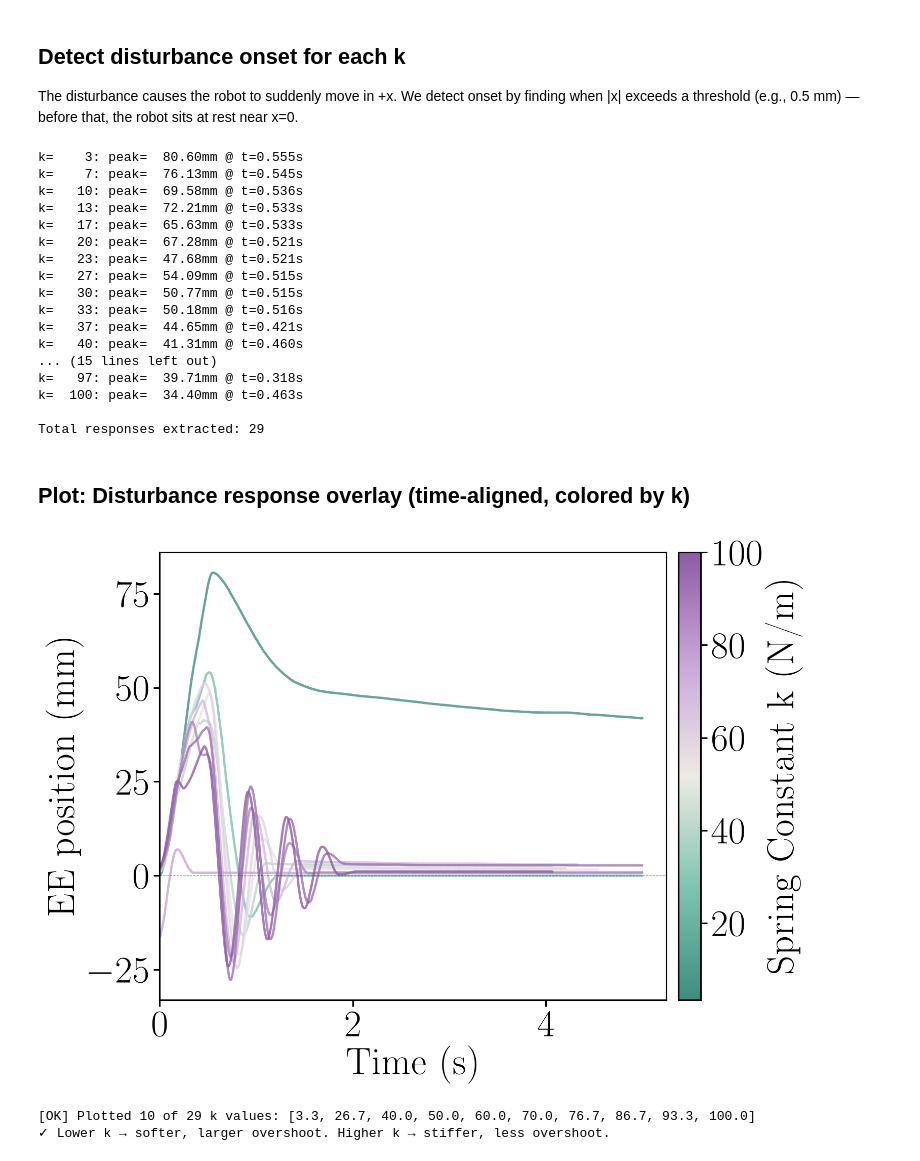
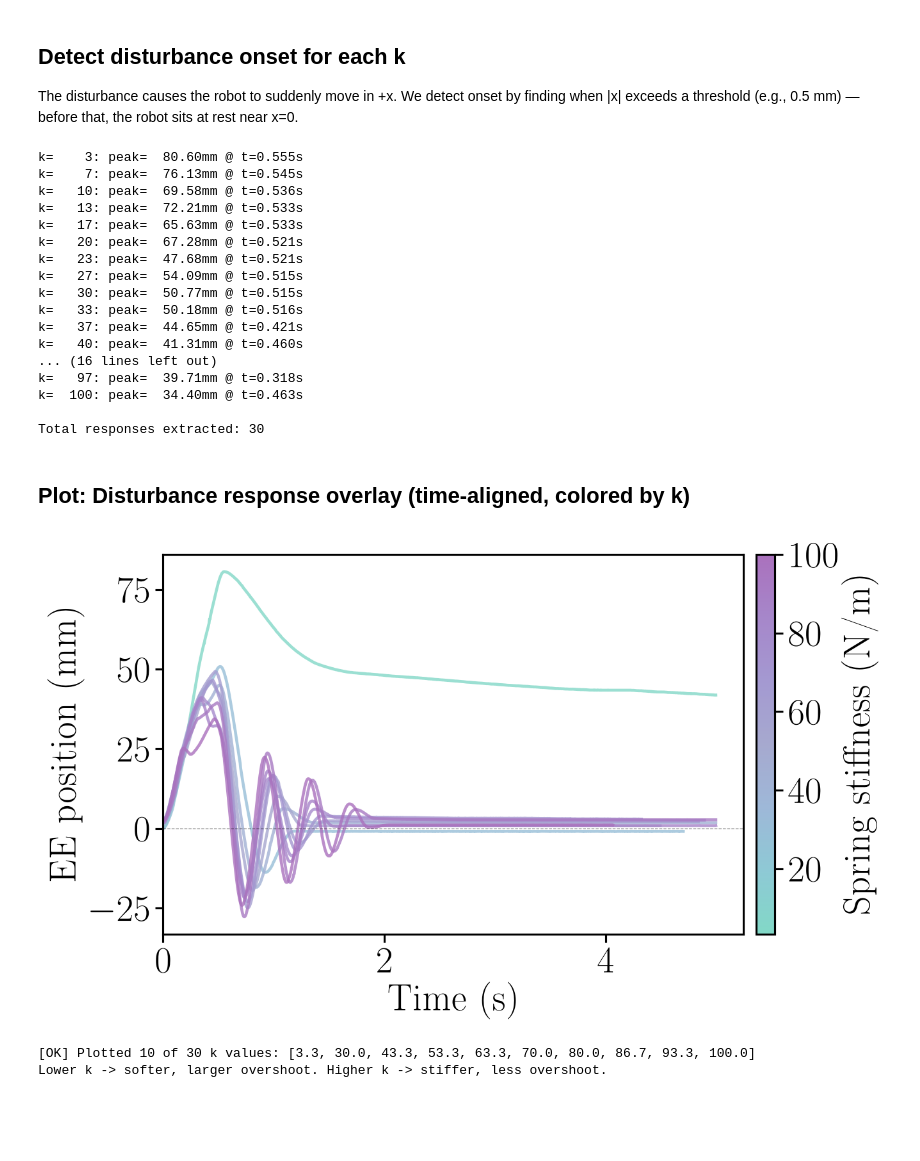
Before and after one commit to CREATE-Lab-EPFL/SoftVMC, a Jupyter notebook: LinearSpring/plot_disturbance.ipynb, the cells around one changed output. Cells and saved outputs as stored; diff of their text form; code cells hidden in the pictures; blank space fills up the shorter version.

Commit message:
Plotting.

```diff
--- a/LinearSpring/plot_disturbance.ipynb
+++ b/LinearSpring/plot_disturbance.ipynb
@@ -118,7 +122,17 @@ for k in k_values:
         else:
             continue
     else:
-        seg = [s for s in test_segs if s[2] == k][0]
+        # A handful of k values (e.g. 76.7, 83.3) appear more than once in
+        # test_segs: brief telemetry blips where k_params misreads a passing
+        # value during an unrelated transition, sandwiched between other
+        # segments earlier in the sweep, plus the one real disturbance test
+        # for that k later on. The real test is always the chronologically
+        # LAST segment for a given k -- picking [0] (first) previously grabbed
+        # a blip instead, which either broke onset detection (k=83.3 silently
+        # vanished from the plot) or produced a nonsense near-t=0 "peak"
+        # (k=76.7 showed as -16mm @ t=0 instead of the true ~38mm response).
+        matches = [s for s in test_segs if s[2] == k]
+        seg = matches[-1]
         s, e, _ = seg
         x_seg = x[s:e]
         t_seg = t[s:e]
@@ -155,56 +169,62 @@ k=   30: peak=  50.77mm @ t=0.515s
 k=   33: peak=  50.18mm @ t=0.516s
 k=   37: peak=  44.65mm @ t=0.421s
 k=   40: peak=  41.31mm @ t=0.460s
-... (15 lines left out)
+... (16 lines left out)
 k=   97: peak=  39.71mm @ t=0.318s
 k=  100: peak=  34.40mm @ t=0.463s
 
-Total responses extracted: 29
+Total responses extracted: 30
 # %% [markdown]
 ## Plot: Disturbance response overlay (time-aligned, colored by k)
 # %%
 # ---- size / aspect for THIS graph only ----
-W_IN = 11.0   # in -- TUNE THIS: figure width
-ASPECT_W, ASPECT_H = 8, 6   # TUNE THIS: width:height ratio, as two integers
-H_IN = W_IN * ASPECT_H / ASPECT_W
+# Sized and margined via the ALIGNED_* constants in plot_config.py -- shared
+# with plot_k_saturation.ipynb's combined force+stiffness figure -- so the two
+# figures can be stacked into one multi-panel figure with matching width, font
+# size, and colorbar geometry.
+W_IN = ALIGNED_FIG_W
+H_IN = 5.2   # in -- TUNE THIS: figure height for this single panel
 
 N_LINES = 10   # TUNE THIS: number of k traces to show, spread across the tested range
 SPREAD_BIAS = 0.6   # TUNE THIS: <1 concentrates more traces toward high k, >1 toward low k
 
-FONT_SIZE = 36   # TUNE THIS: axis label / tick / colorbar text size for this graph
-LEGEND_FONT_SIZE = FONT_SIZE * 0.75  # TUNE THIS: legend text size only
+FONT_SIZE = ALIGNED_FONT_SIZE
+LEGEND_FONT_SIZE = ALIGNED_LEGEND_FONT_SIZE
 set_font_size(FONT_SIZE, LEGEND_FONT_SIZE)
 
 fig, ax = plt.subplots(figsize=(W_IN, H_IN))
+fig.subplots_adjust(left=ALIGNED_LEFT, right=ALIGNED_RIGHT, top=0.94, bottom=0.18)
 
-cmap = PASTEL_CMAP_ALT
+cmap = PASTEL_CMAP_ALT_SEQ
 k_min, k_max = min(responses.keys()), max(responses.keys())
 norm = plt.Normalize(vmin=k_min, vmax=k_max)
 
 plot_ks = pick_spread(responses.keys(), N_LINES, bias=SPREAD_BIAS)
 for k in plot_ks:
     t_resp, x_resp = responses[k]
     color = cmap(norm(k))
     ax.plot(t_resp, 1000 * x_resp, linewidth=2.2, alpha=0.8, color=color, label=f'K = {k:.0f}')
 
 ax.axhline(0, color='black', linewidth=0.6, linestyle='--', alpha=0.5)
 ax.set_xlabel('Time (s)')
 ax.set_ylabel('EE position (mm)')
 ax.set_xlim(0, None)
 ax.grid(GRID)
 
 sm = plt.cm.ScalarMappable(cmap=cmap, norm=norm)
 sm.set_array([])
-cbar = plt.colorbar(sm, ax=ax, pad=0.02)
-cbar.set_label('Spring Constant k (N/m)')
+cbar = fig.colorbar(sm, ax=ax, fraction=ALIGNED_CBAR_FRACTION, pad=ALIGNED_CBAR_PAD)
+cbar.set_label('Spring stiffness (N/m)')
 
-plt.tight_layout()
-plt.savefig(os.path.join('outputs', 'disturbance_rejection', 'disturbance_response_by_k.pdf'))
+# Full (non-tight) canvas -- see plot_k_saturation.ipynb's combined figure
+# cell for why (keeps the two figures' width/colorbar geometry aligned).
+with plt.rc_context({'savefig.bbox': None}):
+    fig.savefig(os.path.join('outputs', 'disturbance_rejection', 'disturbance_response_by_k.pdf'))
 plt.show()
 
 print(f"[OK] Plotted {len(plot_ks)} of {len(responses)} k values: {[round(k, 1) for k in plot_ks]}")
-print("✓ Lower k → softer, larger overshoot. Higher k → stiffer, less overshoot.")
+print("Lower k -> softer, larger overshoot. Higher k -> stiffer, less overshoot.")
 # %% [output]
-[figure, old version]
+[figure, new version]
-[OK] Plotted 10 of 29 k values: [3.3, 26.7, 40.0, 50.0, 60.0, 70.0, 76.7, 86.7, 93.3, 100.0]
-✓ Lower k → softer, larger overshoot. Higher k → stiffer, less overshoot.
+[OK] Plotted 10 of 30 k values: [3.3, 30.0, 43.3, 53.3, 63.3, 70.0, 80.0, 86.7, 93.3, 100.0]
+Lower k -> softer, larger overshoot. Higher k -> stiffer, less overshoot.
```
Also changed, not shown: parts of 1 cell of this notebook, 10 other files.
